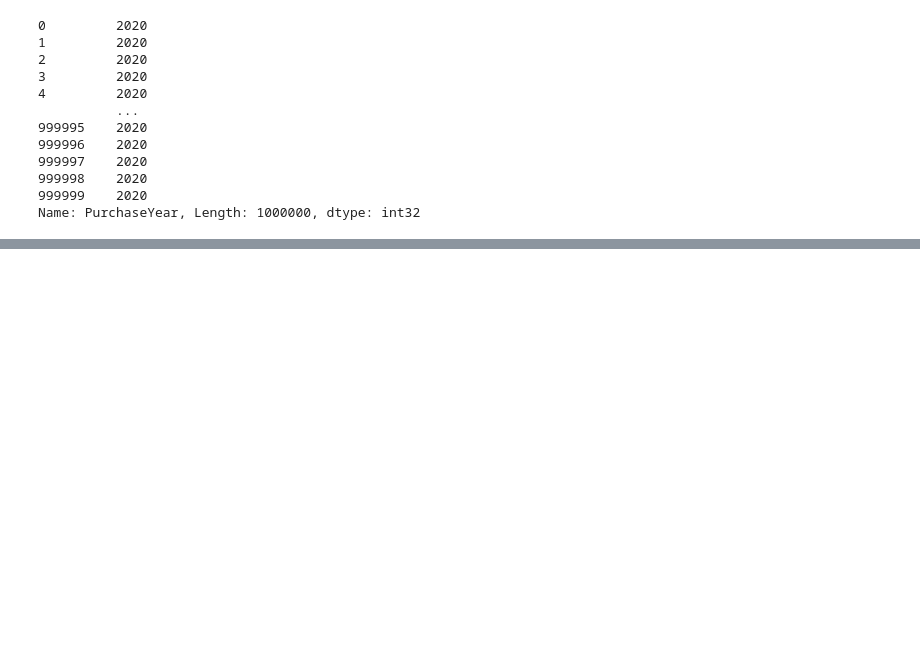
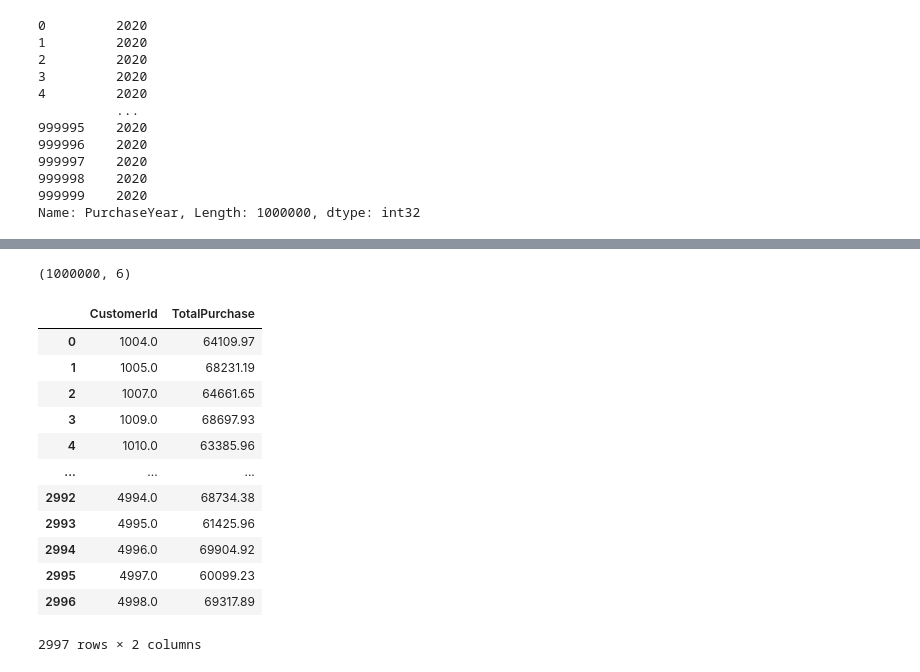
Before and after one commit to priyadarshi2/Data_Science_Internship, a Jupyter notebook: Customer_purchase/customer_purchases.ipynb, the cells around one changed output, grey strips where cells are left out. Saved outputs shown, nothing was run; the diff lists cells and outputs as text; code cells hidden in the pictures; blank space fills up the shorter version.

```diff
--- a/Customer_purchase/customer_purchases.ipynb
+++ b/Customer_purchase/customer_purchases.ipynb
@@ -106,0 +135,36 @@ Name: PurchaseYear, Length: 1000000, dtype: int32
+# %%
+#confirm the new shape of the dataframe
+df.shape
+# %% [output]
+(1000000, 6)
+# %%
+#Store all the total purchased amount by the customer in a dictionary
+total_amount_by_customer = dict(df.groupby("CustomerID")["PurchaseAmount"].sum())
+
+#Create two new dataframes for each low spending ones and high spending ones
+high_spending_customers = pd.DataFrame(columns=['CustomerId','TotalPurchase'])
+low_spending_customers = pd.DataFrame(columns=['CustomerId','TotalPurchase'])
+
+#Loop to assess every row
+for i in list(total_amount_by_customer.keys()):
+    if total_amount_by_customer[i] >= 60000.00:  #Higher than 60,000 makes high spending
+        high_spending_customers.loc[len(high_spending_customers)] = [i,total_amount_by_customer[i]]
+    else:  #Smaller than 60,000 makes for low spending
+        low_spending_customers.loc[len(low_spending_customers)] = [i, total_amount_by_customer[i]]
+# %%
+#Display high spending customers
+high_spending_customers
+# %% [output]
+|  | CustomerId | TotalPurchase |
+| 0 | 1004.0 | 64109.97 |
+| 1 | 1005.0 | 68231.19 |
+| 2 | 1007.0 | 64661.65 |
+| 3 | 1009.0 | 68697.93 |
+| 4 | 1010.0 | 63385.96 |
+| ... | ... | ... |
+| 2992 | 4994.0 | 68734.38 |
+| 2993 | 4995.0 | 61425.96 |
+| 2994 | 4996.0 | 69904.92 |
+| 2995 | 4997.0 | 60099.23 |
+| 2996 | 4998.0 | 69317.89 |
+2997 rows × 2 columns
```
Also changed, not shown: parts of 6 cells of this notebook, 1 other file.
